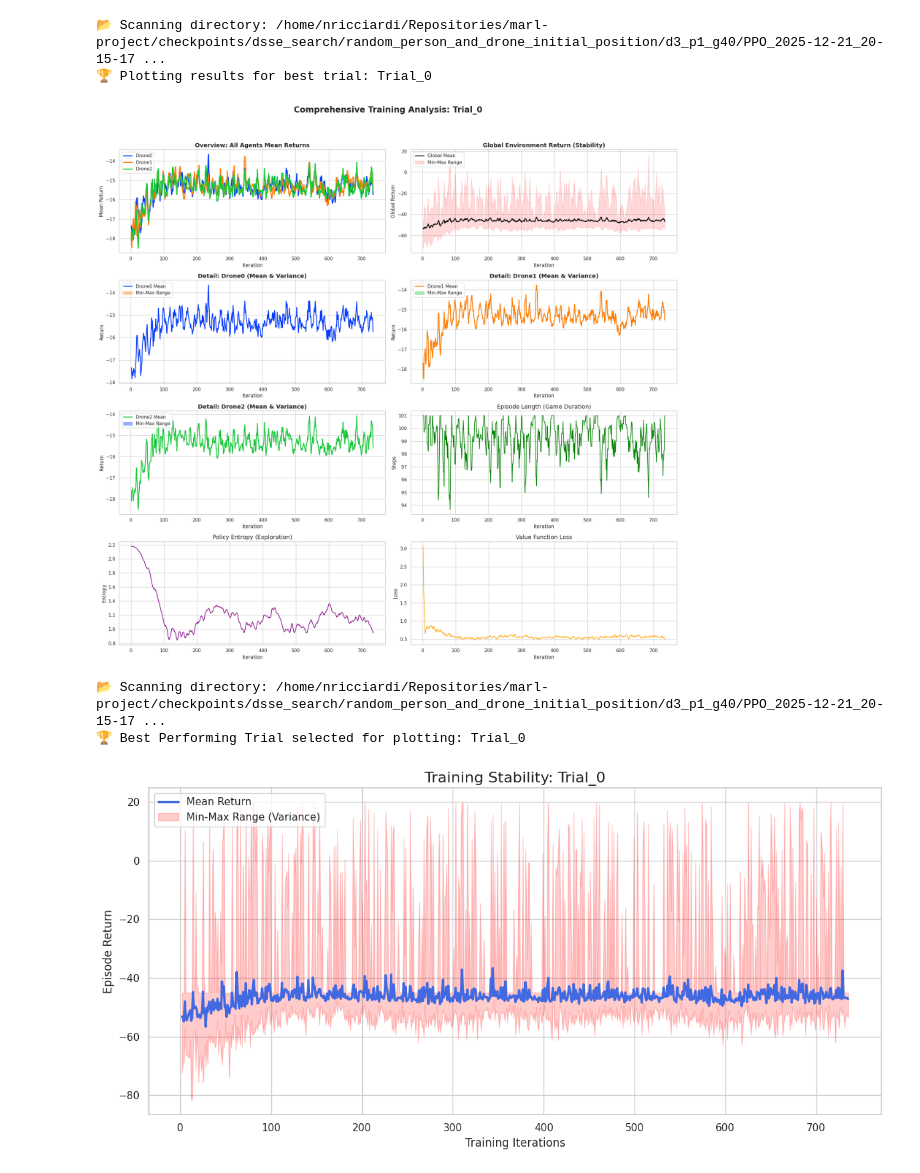
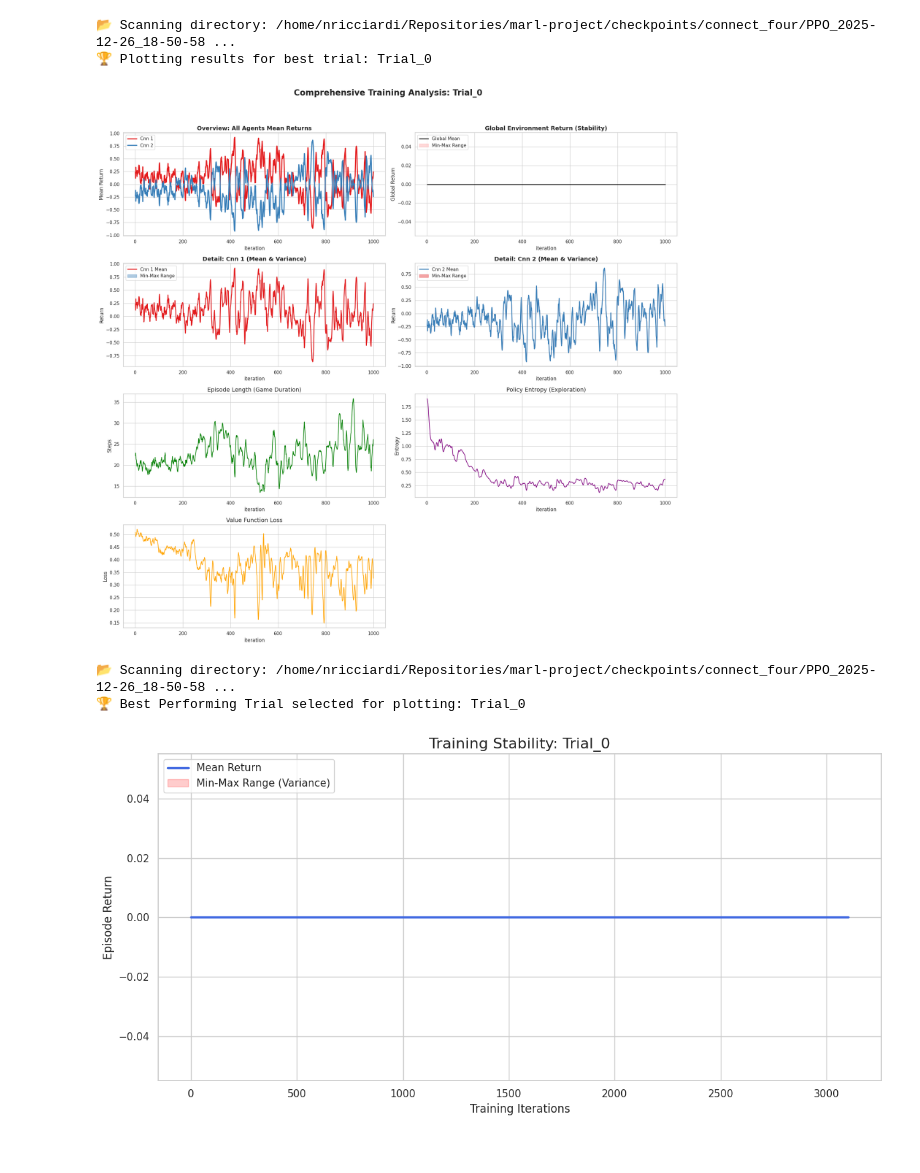
Before and after one commit to nricciardi/marl-project, a Jupyter notebook: src/evaluate/eval_training.ipynb, the cells around one changed output. Drawn from its saved outputs; the diff is of its cells as text; code cells hidden in the pictures.

```diff
--- a/src/evaluate/eval_training.ipynb
+++ b/src/evaluate/eval_training.ipynb
@@ -3,7 +3,10 @@
 # Path to the main directory containing all experiment subfolders
 # Example: "/root/ray_results/PPO_CooperativePong_Experiment_Name"
 GRID_SEARCH_DIR = "/home/nricciardi/Repositories/marl-project/" \
-    "checkpoints/dsse_search/random_person_and_drone_initial_position/d3_p1_g40/PPO_2025-12-21_20-15-17"
+    "checkpoints/connect_four/PPO_2025-12-26_18-50-58"
+
+FIRST_N_ITERATIONS = 1000  # Number of first iterations to evaluate
+PALETTE = "Set1"  # Seaborn color palette for plots
 # %%
 import os
 import json
@@ -129,6 +132,9 @@ class TrainingDashboard:
         print(f"🏆 Plotting results for best trial: {best_trial}")
         df_plot = self.data[self.data["trial_id"] == best_trial].copy()
 
+        if FIRST_N_ITERATIONS is not None:
+            df_plot = df_plot[df_plot["iteration"] <= FIRST_N_ITERATIONS]
+
         # 3. Smoothing
         # Smooth every numeric column except iteration
         for col in df_plot.select_dtypes(include='number').columns:
@@ -161,7 +167,7 @@ class TrainingDashboard:
 
         # --- PLOT 1: Multi-Agent Comparison (Overview) ---
         ax = ax_flat[plot_idx]
-        palette = sns.color_palette("bright", n_colors=len(agent_ids))
+        palette = sns.color_palette(PALETTE, n_colors=len(agent_ids))
 
         for i, agent_id in enumerate(agent_ids):
             display_name = self.agent_names.get(agent_id, agent_id).capitalize()
@@ -239,37 +245,40 @@ class TrainingDashboard:
             plot_idx += 1
 
         # VF Loss
         if "vf_loss_smooth" in df_plot.columns and plot_idx < len(ax_flat):
             ax = ax_flat[plot_idx]
             sns.lineplot(data=df_plot, x="iteration", y="vf_loss_smooth", ax=ax, color="orange")
             ax.set_title("Value Function Loss", fontsize=14)
             ax.set_ylabel("Loss")
             plot_idx += 1
 
         # Clear empty subplots
         for j in range(plot_idx, len(ax_flat)):
             ax_flat[j].axis('off')
 
         plt.tight_layout(rect=[0, 0.03, 1, 0.95])
         plt.show()
 
 # --- EXECUTION ---
 
 # Example mapping (Optional)
 MY_AGENT_MAPPING = {
-    "player_0": "CNN",
-    "player_1": "CNN"
+    "player_0": "CNN 1",
+    "player_1": "CNN 2",
+    "walker_0": "Walker 1",
+    "walker_1": "Walker 2",
+    "walker_2": "Walker 3",
 }
 
 if 'GRID_SEARCH_DIR' in locals():
     dashboard = TrainingDashboard(GRID_SEARCH_DIR, agent_names=MY_AGENT_MAPPING)
     dashboard.plot_dashboard()
 else:
     print("⚠️ Please define 'GRID_SEARCH_DIR' first.")
 # %% [output]
-📂 Scanning directory: /home/nricciardi/Repositories/marl-project/checkpoints/dsse_search/random_person_and_drone_initial_position/d3_p1_g40/PPO_2025-12-21_20-15-17 ...
+📂 Scanning directory: /home/nricciardi/Repositories/marl-project/checkpoints/connect_four/PPO_2025-12-26_18-50-58 ...
 🏆 Plotting results for best trial: Trial_0
-[figure, old version]
+[figure, new version]
 # %%
 import os
 import json
@@ -385,6 +394,6 @@ if df is not None:
 else:
     print("❌ No data found.")
 # %% [output]
-📂 Scanning directory: /home/nricciardi/Repositories/marl-project/checkpoints/dsse_search/random_person_and_drone_initial_position/d3_p1_g40/PPO_2025-12-21_20-15-17 ...
+📂 Scanning directory: /home/nricciardi/Repositories/marl-project/checkpoints/connect_four/PPO_2025-12-26_18-50-58 ...
 🏆 Best Performing Trial selected for plotting: Trial_0
-[figure, old version]
+[figure, new version]
```
Also changed, not shown: 24 other files.
